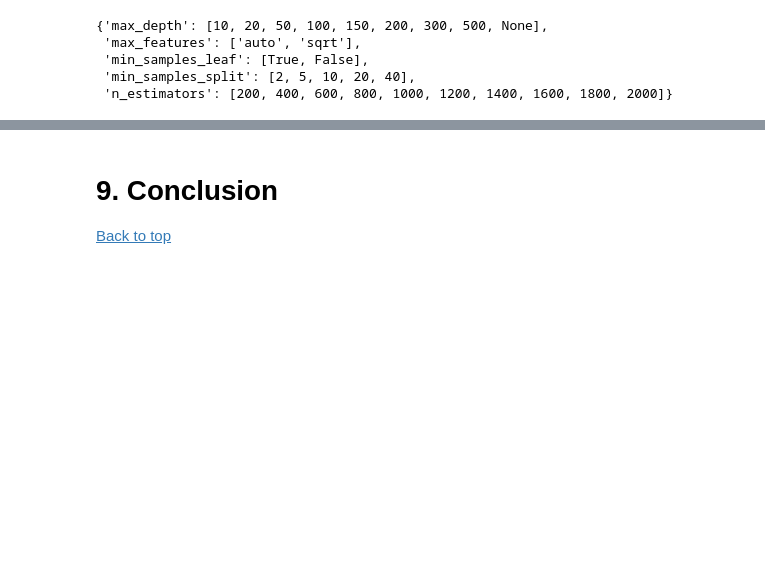
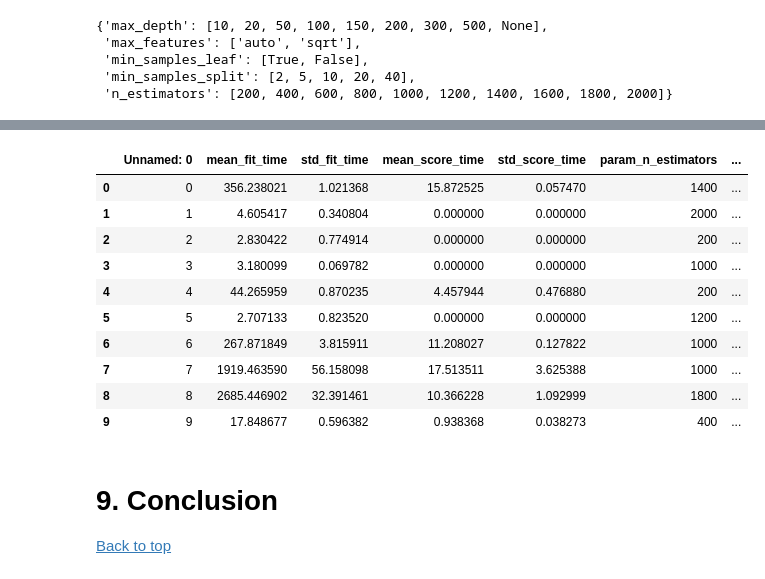
Before and after one commit to Au-Jonathan/New-York-Taxi-Analysis, a Jupyter notebook: NY_Taxi_Full.ipynb, the cells around one changed output, grey strips where cells are left out. Saved outputs shown, nothing was run; the diff lists cells and outputs as text; code cells hidden in the pictures; blank space fills up the shorter version.

```diff
--- a/NY_Taxi_Full.ipynb
+++ b/NY_Taxi_Full.ipynb
@@ -1388,3 +1421,17 @@ pp.pprint(random_grid)
+# %%
+pd.read_csv('performances')
+# %% [output]
+|  | Unnamed: 0 | mean_fit_time | std_fit_time | mean_score_time | std_score_time | param_n_estimators | ... |
+| 0 | 0 | 356.238021 | 1.021368 | 15.872525 | 0.057470 | 1400 | ... |
+| 1 | 1 | 4.605417 | 0.340804 | 0.000000 | 0.000000 | 2000 | ... |
+| 2 | 2 | 2.830422 | 0.774914 | 0.000000 | 0.000000 | 200 | ... |
+| 3 | 3 | 3.180099 | 0.069782 | 0.000000 | 0.000000 | 1000 | ... |
+| 4 | 4 | 44.265959 | 0.870235 | 4.457944 | 0.476880 | 200 | ... |
+| 5 | 5 | 2.707133 | 0.823520 | 0.000000 | 0.000000 | 1200 | ... |
+| 6 | 6 | 267.871849 | 3.815911 | 11.208027 | 0.127822 | 1000 | ... |
+| 7 | 7 | 1919.463590 | 56.158098 | 17.513511 | 3.625388 | 1000 | ... |
+| 8 | 8 | 2685.446902 | 32.391461 | 10.366228 | 1.092999 | 1800 | ... |
+| 9 | 9 | 17.848677 | 0.596382 | 0.938368 | 0.038273 | 400 | ... |
 # %% [markdown]
 # 9. Conclusion <a id='conclusion'></a>
 [Back to top](#table_of_contents)
```
Also changed, not shown: parts of 16 cells of this notebook, 1 other file.
